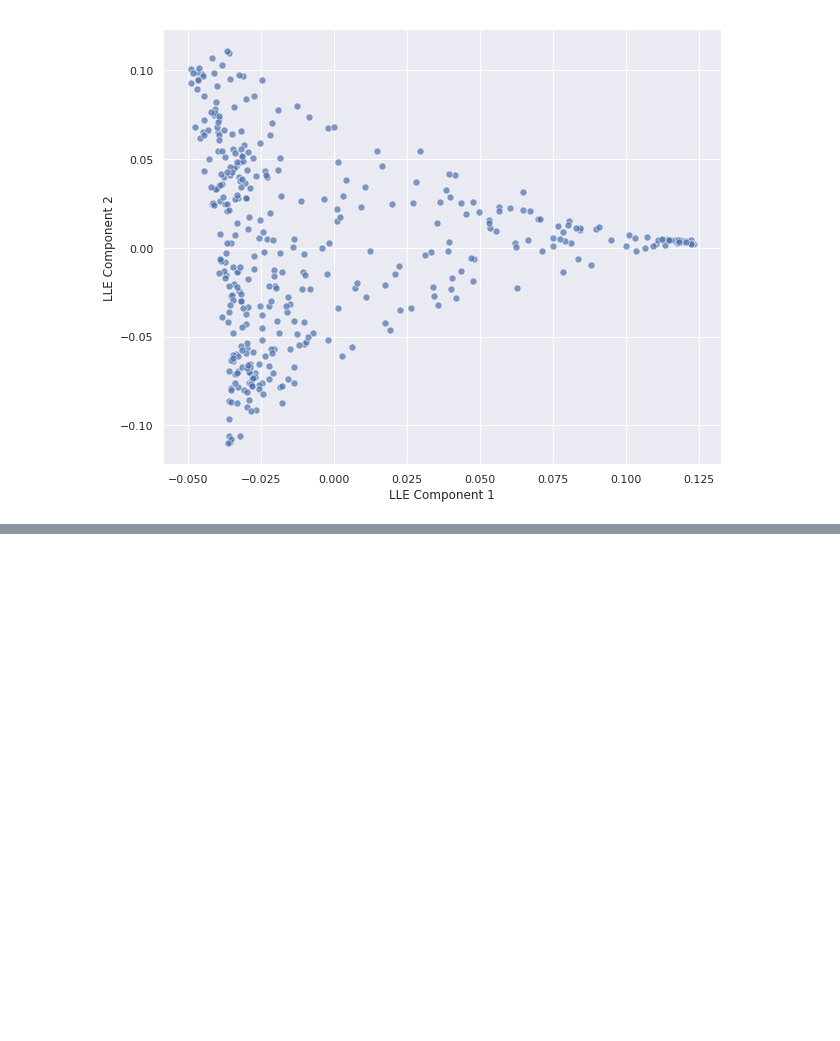
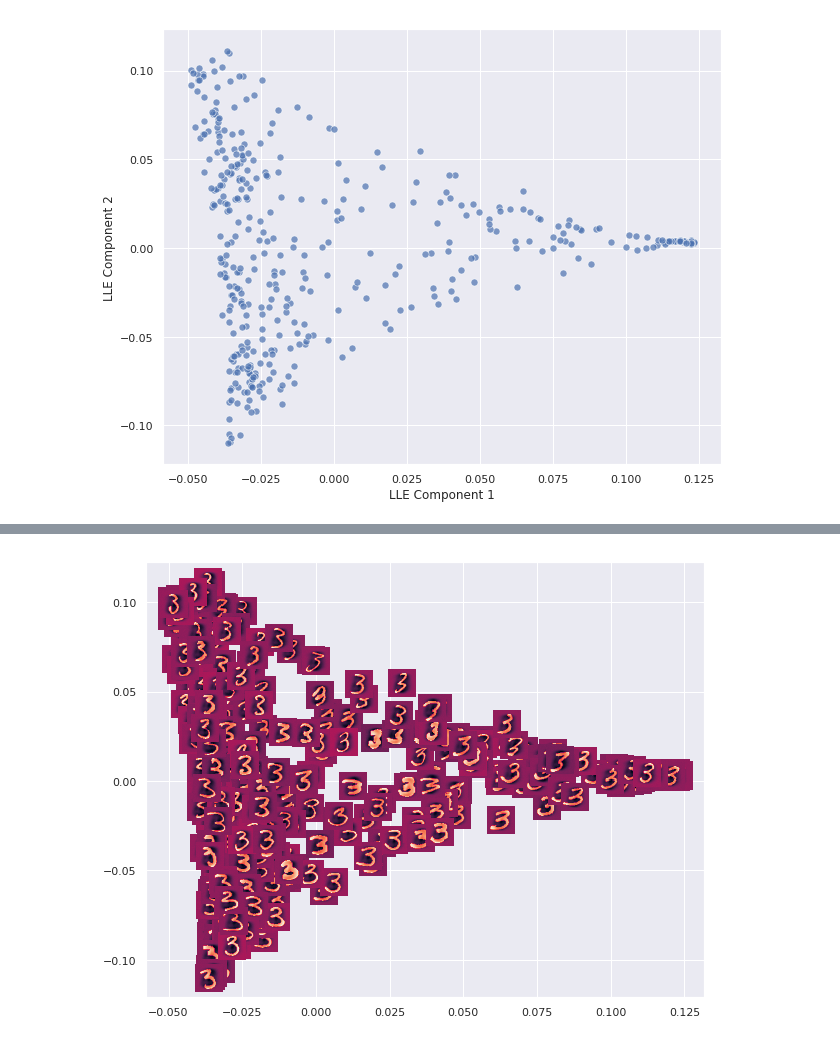
Before and after one commit to shreesha-1990/657A-Assignments, a Jupyter notebook: ECE - 657A Assignment1.ipynb, the cells around one changed output, grey strips where cells are left out. Cells and saved outputs as stored; diff of their text form; code cells hidden in the pictures; blank space fills up the shorter version.

```diff
--- a/ECE - 657A Assignment1.ipynb
+++ b/ECE - 657A Assignment1.ipynb
@@ -404,0 +426,42 @@ sns.scatterplot(ax = ax, x="LLE Component 1", y="LLE Component 2", alpha = 0.7,
+# %%
+def grayConversion(image):
+    grayValue = 0.07 * image[:,:,2] + 0.72 * image[:,:,1] + 0.21 * image[:,:,0]
+    gray_img = grayValue.astype(np.uint8)
+    return gray_img
+
+import numpy as np
+import matplotlib.pyplot as plt
+from matplotlib.offsetbox import OffsetImage, AnnotationBbox
+from matplotlib.cbook import get_sample_data
+import cv2
+
+def main(x,y,z):
+    fig, ax = plt.subplots(figsize=(10, 8))
+    imscatter(x, y, z, zoom=1, ax=ax)
+#     ax.plot(x, y)
+    plt.show()
+
+def imscatter(x, y, z, ax=None, zoom=1):
+    if ax is None:
+        ax = plt.gca()
+    x, y = np.atleast_1d(x, y)
+    artists = []
+    for x0, y0, z0 in zip(x, y, z):
+#         pixels = np.array(z0, dtype='uint8')
+        # Reshape the array into 28 x 28 array (2-dimensional array)
+        z0 /= z0.max()
+        pixels = z0.reshape(28, 28)
+        img = Image.fromarray(pixels)
+        im = OffsetImage(img, zoom=zoom)
+        ab = AnnotationBbox(im, (x0, y0), xycoords='data', frameon=False)
+        artists.append(ax.add_artist(ab))
+    ax.update_datalim(np.column_stack([x, y]))
+    ax.autoscale()
+    return artists
+
+x = df_lle_3['LLE Component 1']
+y = df_lle_3['LLE Component 2']
+z =  np.array(df_3)
+main(x, y, z)
+# %% [output]
+[figure, added]
```
Also changed, not shown: parts of 11 cells of this notebook.
